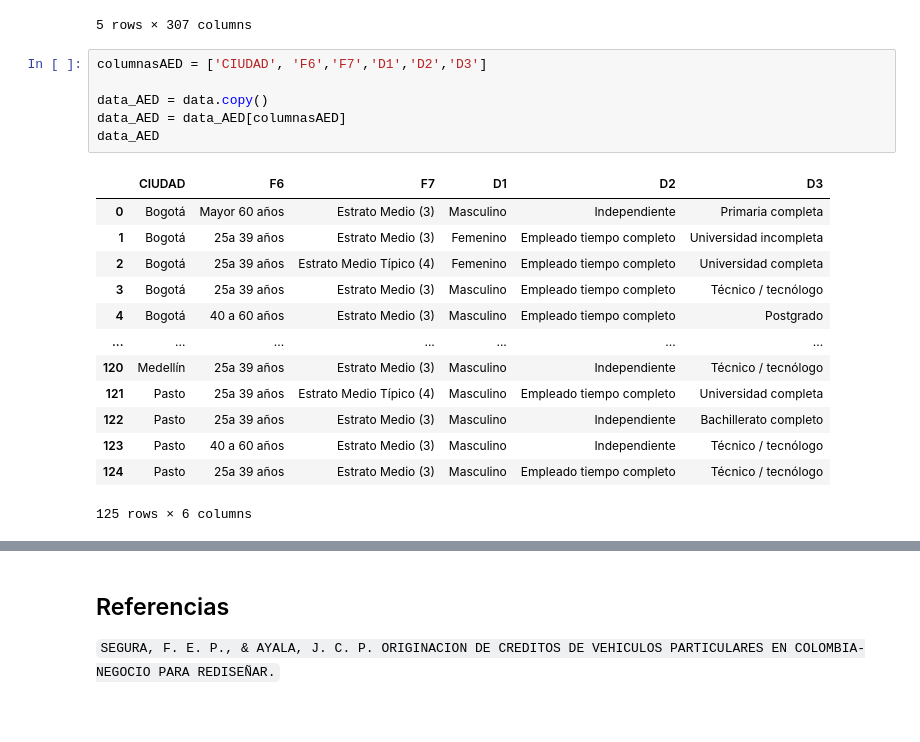
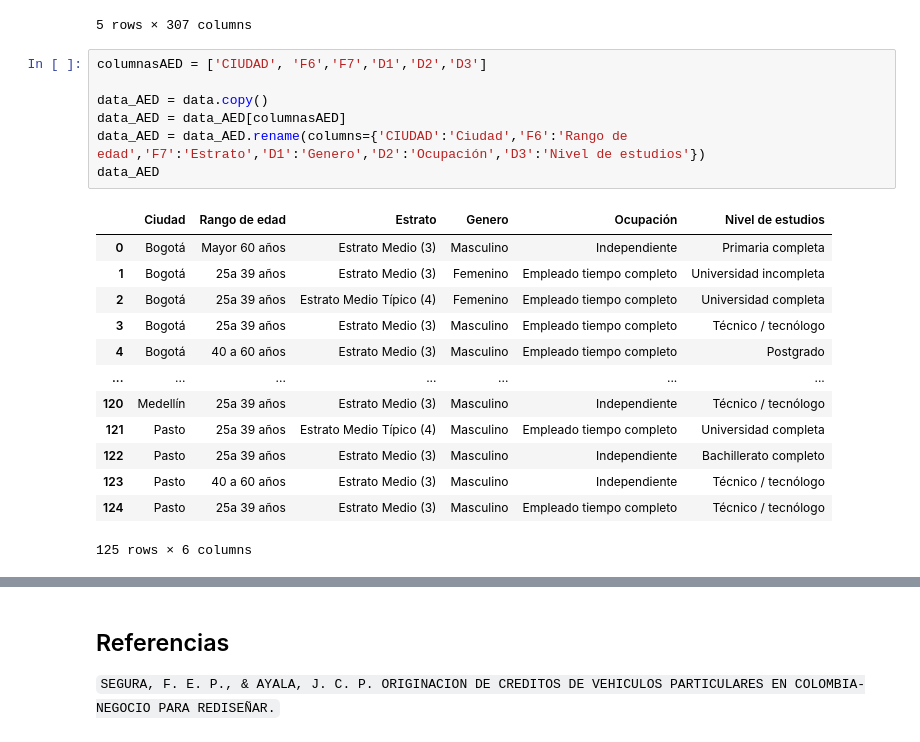
Before and after one commit to LordOnion88/MAD, a Jupyter notebook: Marketing Analytics/Clustering/CRISP DM SEGUROS AUTOS.ipynb, the cells around one changed output, grey strips where cells are left out. Drawn from its saved outputs; the diff is of its cells as text.

```diff
--- a/Marketing Analytics/Clustering/CRISP DM SEGUROS AUTOS.ipynb
+++ b/Marketing Analytics/Clustering/CRISP DM SEGUROS AUTOS.ipynb
@@ -52,11 +52,12 @@ data.head(5)
 # %%
 columnasAED = ['CIUDAD', 'F6','F7','D1','D2','D3']
 
 data_AED = data.copy()
 data_AED = data_AED[columnasAED]
+data_AED = data_AED.rename(columns={'CIUDAD':'Ciudad','F6':'Rango de edad','F7':'Estrato','D1':'Genero','D2':'Ocupación','D3':'Nivel de estudios'})
 data_AED
 # %% [output]
-|  | CIUDAD | F6 | F7 | D1 | D2 | D3 |
+|  | Ciudad | Rango de edad | Estrato | Genero | Ocupación | Nivel de estudios |
 | 0 | Bogotá | Mayor 60 años | Estrato Medio (3) | Masculino | Independiente | Primaria completa |
 | 1 | Bogotá | 25a 39 años | Estrato Medio (3) | Femenino | Empleado tiempo completo | Universidad incompleta |
 | 2 | Bogotá | 25a 39 años | Estrato Medio Típico (4) | Femenino | Empleado tiempo completo | Universidad completa |
```
Also changed, not shown: parts of 1 cell of this notebook.
